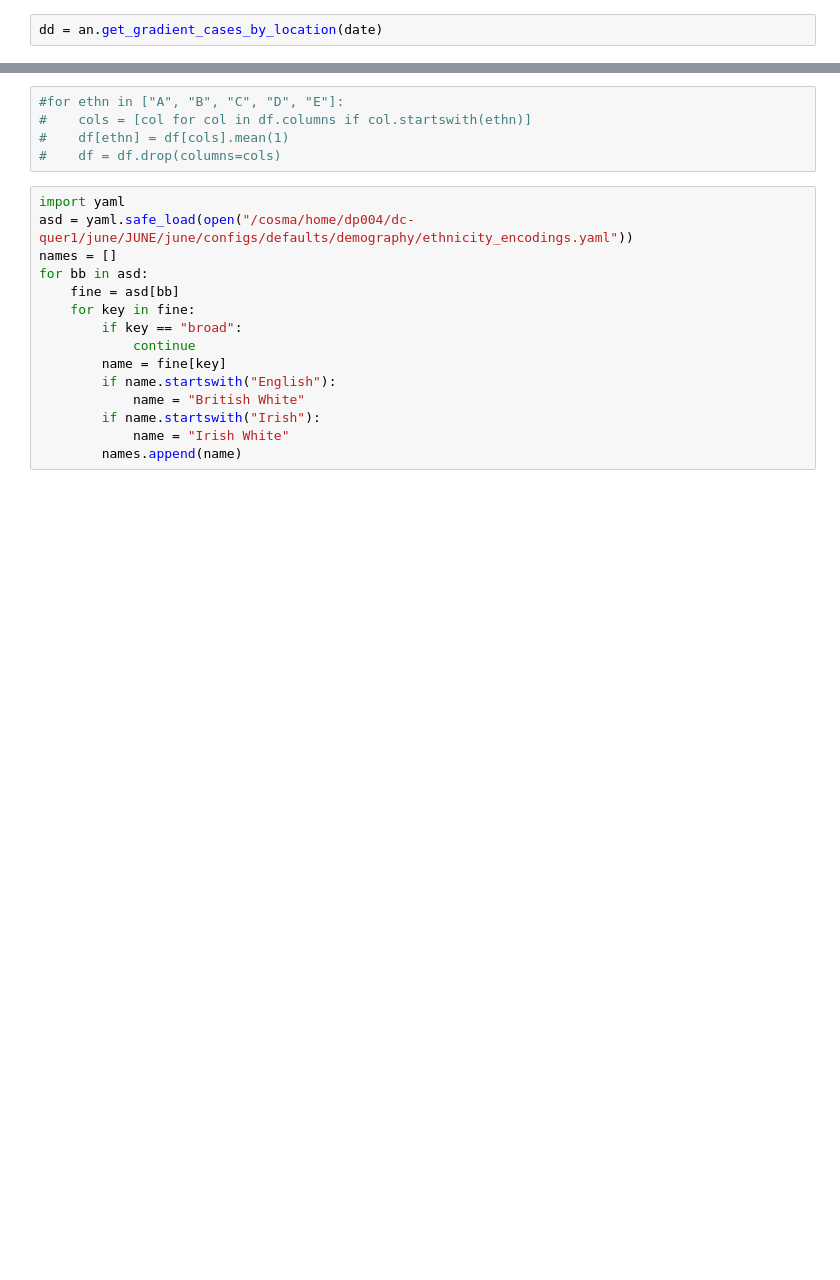
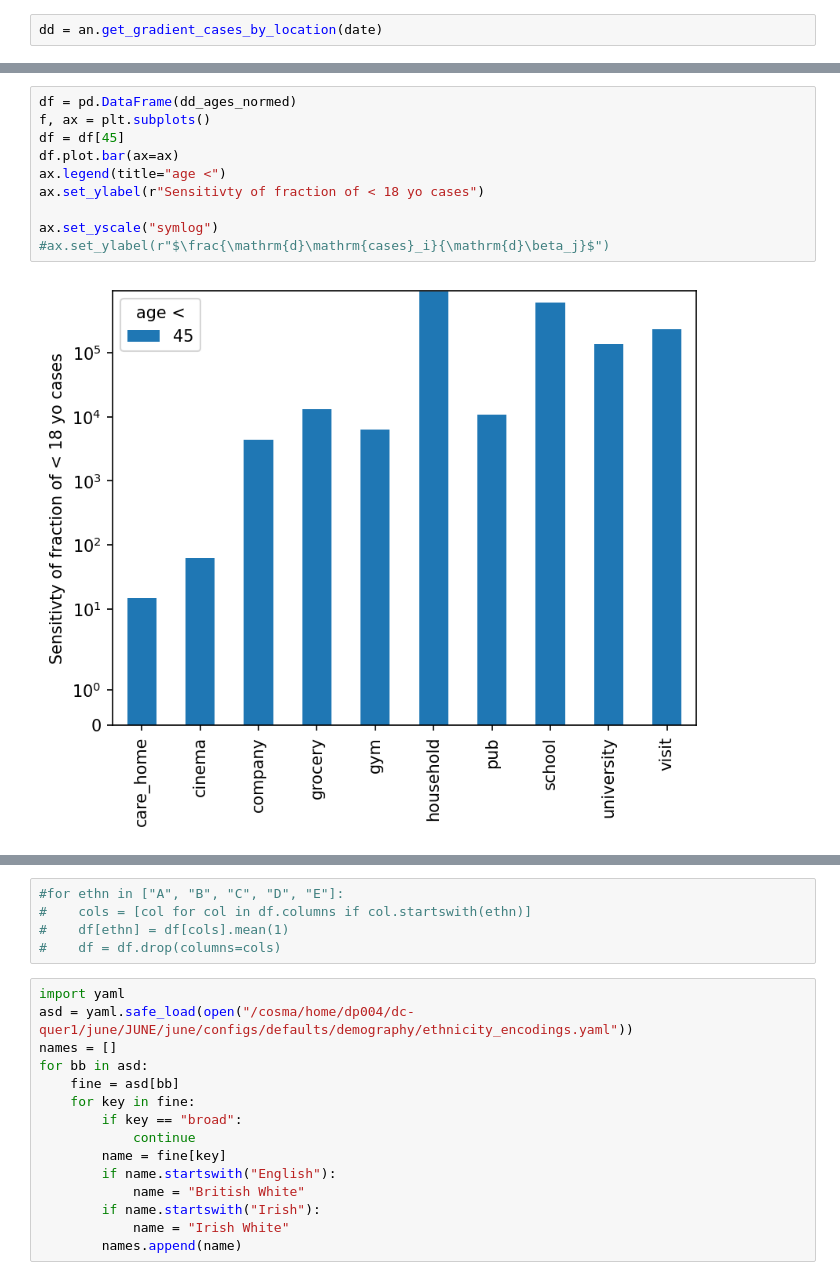
Before and after one commit to LargeAgentCollider/torch_june_analyser, a Jupyter notebook: notebooks/tests.ipynb, the cells around one changed output, grey strips where cells are left out. Drawn from its saved outputs; the diff is of its cells as text; blank space fills up the shorter version.

```diff
--- a/notebooks/tests.ipynb
+++ b/notebooks/tests.ipynb
@@ -90,0 +76,12 @@ df
+# %%
+df = pd.DataFrame(dd_ages_normed)
+f, ax = plt.subplots()
+df = df[45]
+df.plot.bar(ax=ax)
+ax.legend(title="age <")
+ax.set_ylabel(r"Sensitivty of fraction of < 18 yo cases")
+
+ax.set_yscale("symlog")
+#ax.set_ylabel(r"$\frac{\mathrm{d}\mathrm{cases}_i}{\mathrm{d}\beta_j}$")
+# %% [output]
+[figure, added]
```
Also changed, not shown: parts of 18 cells of this notebook.
